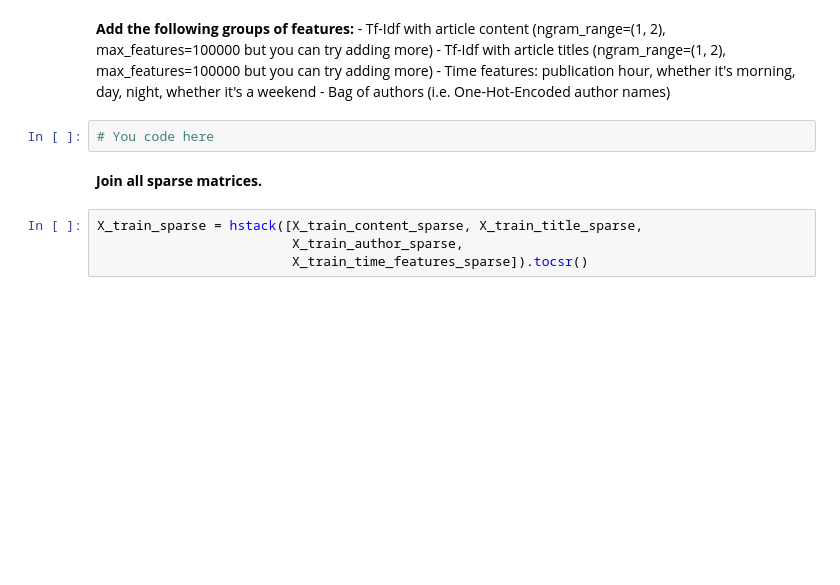
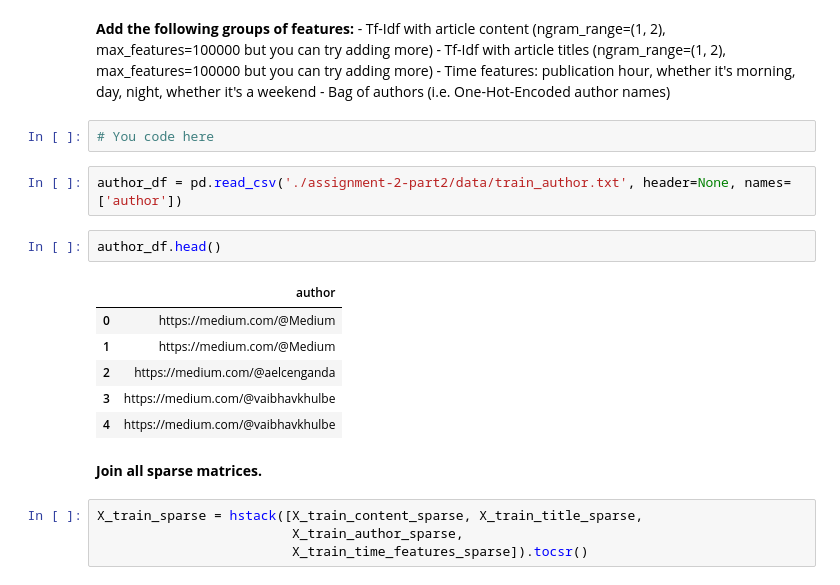
Before and after one commit to wtfleming/mlcourse.ai, a Jupyter notebook: jupyter_english/assignments_spring2019/assignment2_part2_medium_beat_baselines.ipynb, the cells around one changed output. Saved outputs shown, nothing was run; the diff lists cells and outputs as text; blank space fills up the shorter version.

Commit message:
work on assignment 2

```diff
--- a/jupyter_english/assignments_spring2019/assignment2_part2_medium_beat_baselines.ipynb
+++ b/jupyter_english/assignments_spring2019/assignment2_part2_medium_beat_baselines.ipynb
@@ -125,6 +210,17 @@ extract_features_and_write(PATH_TO_DATA, 'test.json', is_train=False)
     - Bag of authors (i.e. One-Hot-Encoded author names)
 # %%
 # You code here
+# %%
+author_df = pd.read_csv('./assignment-2-part2/data/train_author.txt', header=None, names=['author'])
+# %%
+author_df.head()
+# %% [output]
+|  | author |
+| 0 | https://medium.com/@Medium |
+| 1 | https://medium.com/@Medium |
+| 2 | https://medium.com/@aelcenganda |
+| 3 | https://medium.com/@vaibhavkhulbe |
+| 4 | https://medium.com/@vaibhavkhulbe |
 # %% [markdown]
 **Join all sparse matrices.**
 # %%
```
Also changed, not shown: parts of 11 cells of this notebook.
